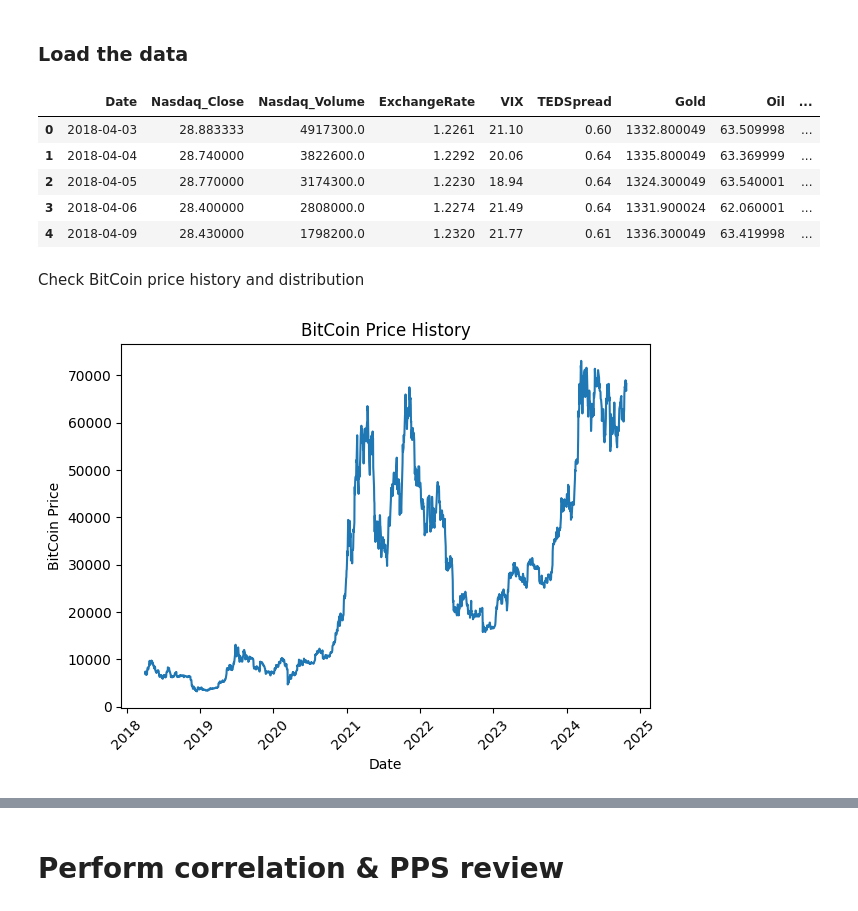
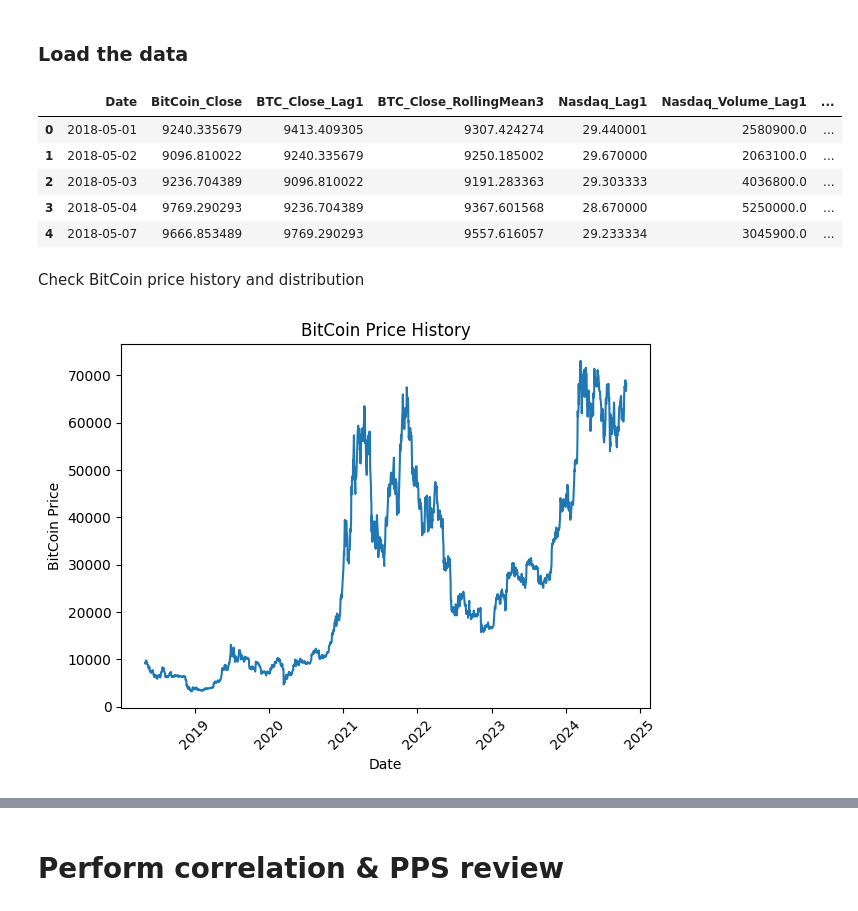
Before and after one commit to Mickyreegs/Project5, a Jupyter notebook: jupyter_notebooks/Data_Analysis.ipynb, the cells around one changed output, grey strips where cells are left out. Saved outputs shown, nothing was run; the diff lists cells and outputs as text; code cells hidden in the pictures.

```diff
--- a/jupyter_notebooks/Data_Analysis.ipynb
+++ b/jupyter_notebooks/Data_Analysis.ipynb
@@ -49,15 +49,15 @@ current_dir
 ### Load the data
 # %%
 import pandas as pd
-df = (pd.read_csv("outputs/datasets/collection/BitCoinVsMacroNasdaq_v2.csv"))
+df = (pd.read_csv("outputs/datasets/collection/BitCoinVsMacroNasdaq_v3.csv"))
 df.head()
 # %% [output]
-|  | Date | Nasdaq_Close | Nasdaq_Volume | ExchangeRate | VIX | TEDSpread | Gold | Oil | ... |
-| 0 | 2018-04-03 | 28.883333 | 4917300.0 | 1.2261 | 21.10 | 0.60 | 1332.800049 | 63.509998 | ... |
-| 1 | 2018-04-04 | 28.740000 | 3822600.0 | 1.2292 | 20.06 | 0.64 | 1335.800049 | 63.369999 | ... |
-| 2 | 2018-04-05 | 28.770000 | 3174300.0 | 1.2230 | 18.94 | 0.64 | 1324.300049 | 63.540001 | ... |
-| 3 | 2018-04-06 | 28.400000 | 2808000.0 | 1.2274 | 21.49 | 0.64 | 1331.900024 | 62.060001 | ... |
-| 4 | 2018-04-09 | 28.430000 | 1798200.0 | 1.2320 | 21.77 | 0.61 | 1336.300049 | 63.419998 | ... |
+|  | Date | BitCoin_Close | BTC_Close_Lag1 | BTC_Close_RollingMean3 | Nasdaq_Lag1 | Nasdaq_Volume_Lag1 | ... |
+| 0 | 2018-05-01 | 9240.335679 | 9413.409305 | 9307.424274 | 29.440001 | 2580900.0 | ... |
+| 1 | 2018-05-02 | 9096.810022 | 9240.335679 | 9250.185002 | 29.670000 | 2063100.0 | ... |
+| 2 | 2018-05-03 | 9236.704389 | 9096.810022 | 9191.283363 | 29.303333 | 4036800.0 | ... |
+| 3 | 2018-05-04 | 9769.290293 | 9236.704389 | 9367.601568 | 28.670000 | 5250000.0 | ... |
+| 4 | 2018-05-07 | 9666.853489 | 9769.290293 | 9557.616057 | 29.233334 | 3045900.0 | ... |
 # %%
 df["Date"] = pd.to_datetime(df["Date"])
 df = df.sort_values("Date")
@@ -76,7 +76,7 @@ plt.xticks(rotation=45)
 plt.tight_layout()
 plt.show()
 # %% [output]
-[figure, old version]
+[figure, new version]
 # %%
 import seaborn as sns
 import matplotlib.pyplot as plt
```
Also changed, not shown: parts of 13 cells of this notebook, 10 other files.
